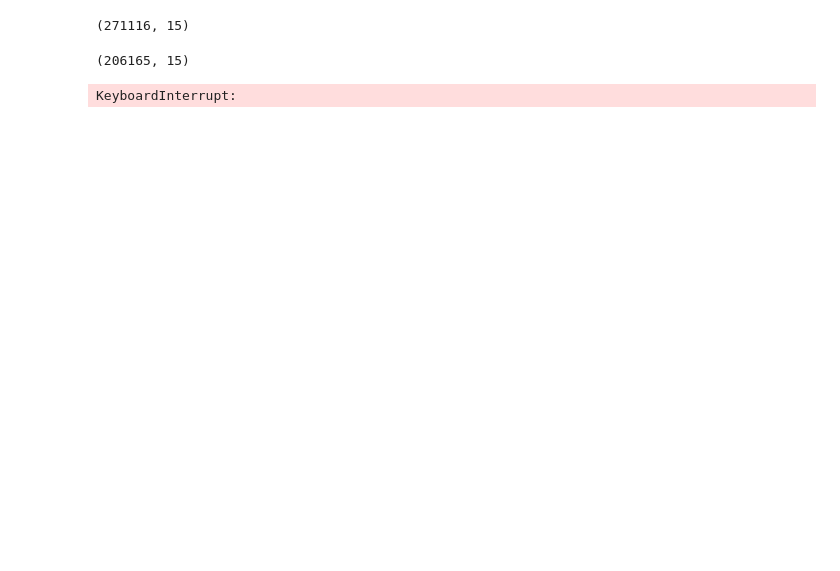
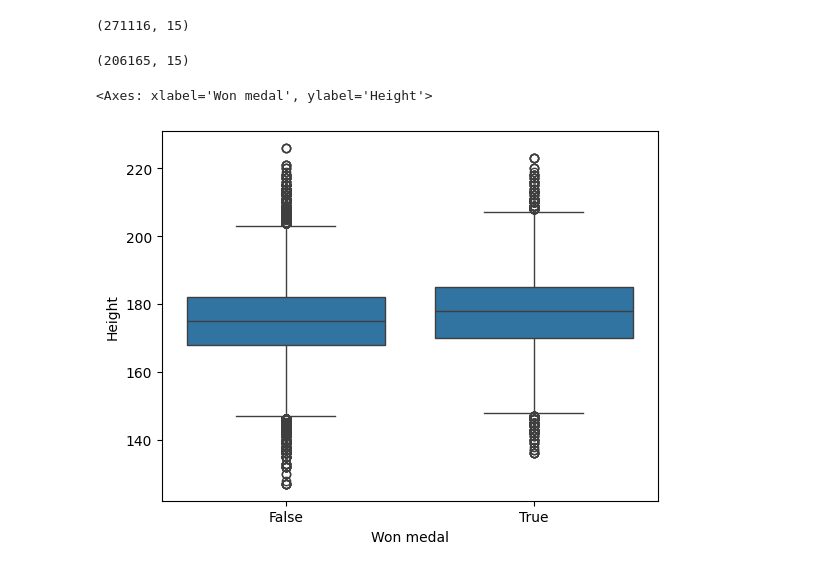
Before and after one commit to Luna-v0/olympic-analyses, a Jupyter notebook: distribuition.ipynb, the cells around one changed output. Cells and saved outputs as stored; diff of their text form; code cells hidden in the pictures; blank space fills up the shorter version.

```diff
--- a/distribuition.ipynb
+++ b/distribuition.ipynb
@@ -18,7 +18,9 @@ df.shape
 # %%
 df["Medal"].unique()
 df.fillna("No Medal", inplace=True)
+df["Won medal"] = (df.Medal != "No Medal")
-# %%
-sns.stripplot(x=df["Height"], y=df["Medal"])
-# %% [output]
-KeyboardInterrupt:
+# %%
+sns.boxplot(data=df, x="Won medal", y="Height")
+# %% [output]
+<Axes: xlabel='Won medal', ylabel='Height'>
+[figure, added]
```
Also changed, not shown: parts of 23 cells of this notebook.
